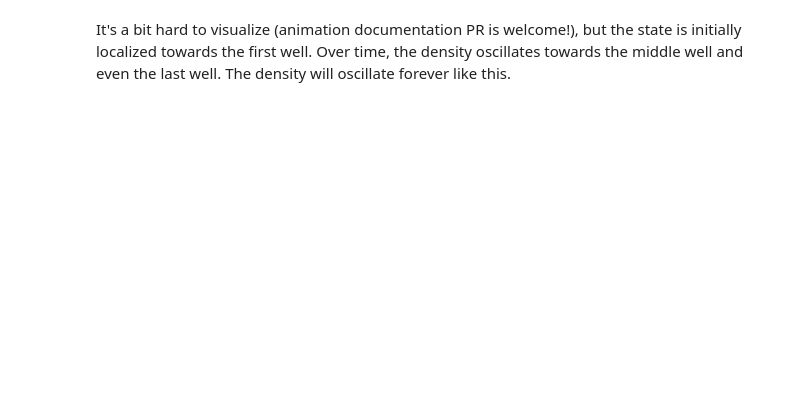
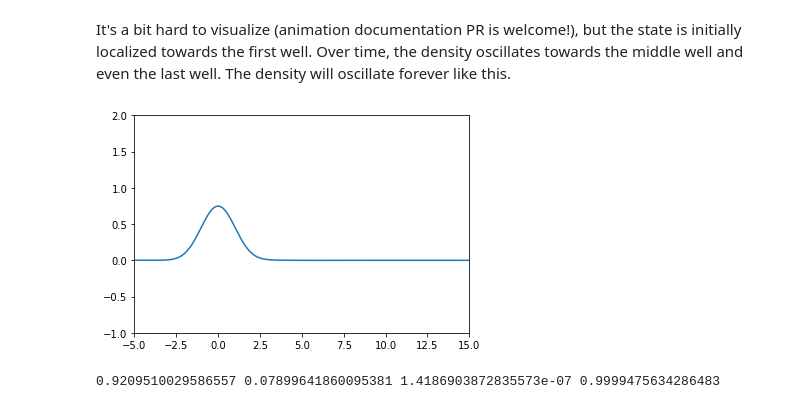
Before and after one commit to ecurtin2/quantized, a Jupyter notebook: docs/source/tutorials/get_matrices.ipynb, the cells around one changed output. Drawn from its saved outputs; the diff is of its cells as text; code cells hidden in the pictures; blank space fills up the shorter version.

```diff
--- a/docs/source/tutorials/get_matrices.ipynb
+++ b/docs/source/tutorials/get_matrices.ipynb
@@ -281,3 +298,23 @@ plt.show()
 # %% [markdown]
 It's a bit hard to visualize (animation documentation PR is welcome!), but the state is initially localized towards the first well. Over time, the
 density oscillates towards the middle well and even the last well. The density will oscillate forever like this.
+# %%
+from functools import partial
+
+ic = partial(time_evolving, t=0)
+
+spar1 = op.overlap(ic, ic, upper_limit=triple_well.barrier12[0])
+spar2 = op.overlap(ic, ic, lower_limit=triple_well.barrier12[0], upper_limit=triple_well.barrier23[0])
+spar3 = op.overlap(ic, ic, lower_limit=triple_well.barrier23[0])
+
+fig = plt.figure()
+plt.plot(x, ic(x))
+plt.xlim(*XLIM)
+plt.ylim(*YLIM)
+plt.show()
+# %% [output]
+[figure, added]
+# %%
+print(spar1, spar2, spar3, spar1+spar2+spar3)
+# %% [output]
+0.9209510029586557 0.07899641860095381 1.4186903872835573e-07 0.9999475634286483
```
Also changed, not shown: parts of 8 cells of this notebook, 2 other files.
